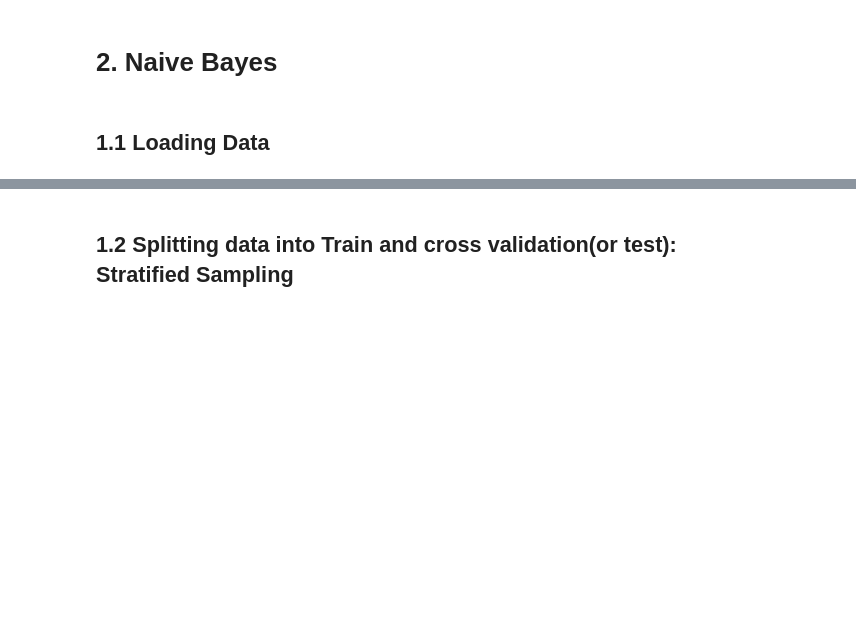
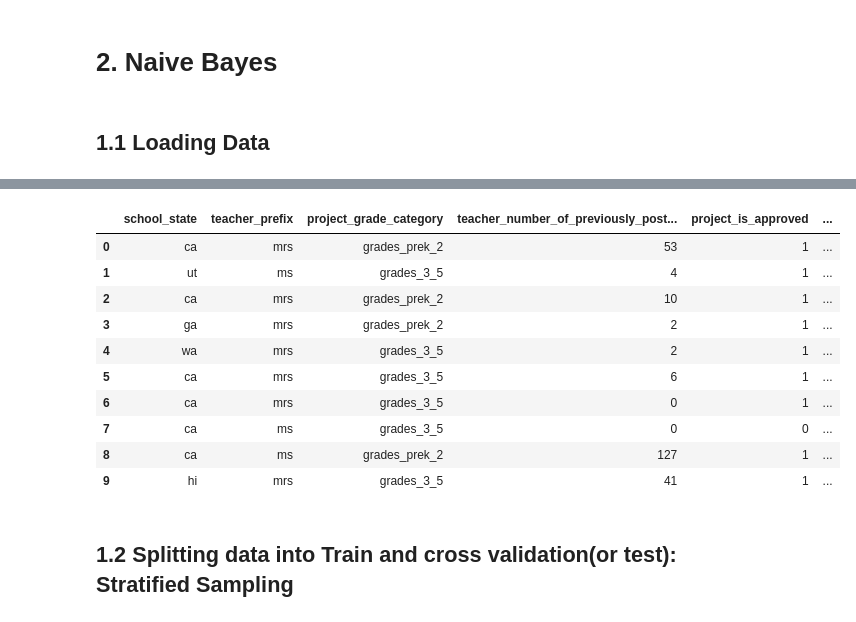
Before and after one commit to manasa-rajesh/DonorsChoose, a Jupyter notebook: Naive_Bayes.ipynb, the cells around one changed output, grey strips where cells are left out. Drawn from its saved outputs; the diff is of its cells as text; code cells hidden in the pictures; blank space fills up the shorter version.

```diff
--- a/Naive_Bayes.ipynb
+++ b/Naive_Bayes.ipynb
@@ -83,6 +83,20 @@ from collections import Counter
 [interactive output not drawn]
 # %%
 data = pd.read_csv('preprocessed_data.csv')
+# %%
+data.head(10)
+# %% [output]
+|  | school_state | teacher_prefix | project_grade_category | teacher_number_of_previously_post... | project_is_approved | ... |
+| 0 | ca | mrs | grades_prek_2 | 53 | 1 | ... |
+| 1 | ut | ms | grades_3_5 | 4 | 1 | ... |
+| 2 | ca | mrs | grades_prek_2 | 10 | 1 | ... |
+| 3 | ga | mrs | grades_prek_2 | 2 | 1 | ... |
+| 4 | wa | mrs | grades_3_5 | 2 | 1 | ... |
+| 5 | ca | mrs | grades_3_5 | 6 | 1 | ... |
+| 6 | ca | mrs | grades_3_5 | 0 | 1 | ... |
+| 7 | ca | ms | grades_3_5 | 0 | 0 | ... |
+| 8 | ca | ms | grades_prek_2 | 127 | 1 | ... |
+| 9 | hi | mrs | grades_3_5 | 41 | 1 | ... |
 # %% [markdown]
 <h2>1.2 Splitting data into Train and cross validation(or test): Stratified Sampling</h2>
 # %%
```
Also changed, not shown: parts of 11 cells of this notebook.
